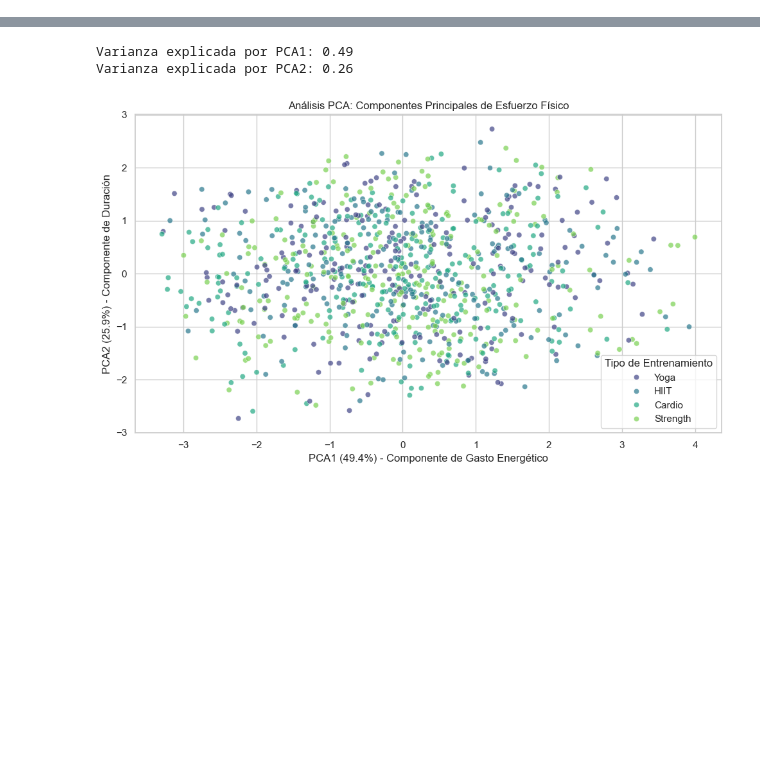
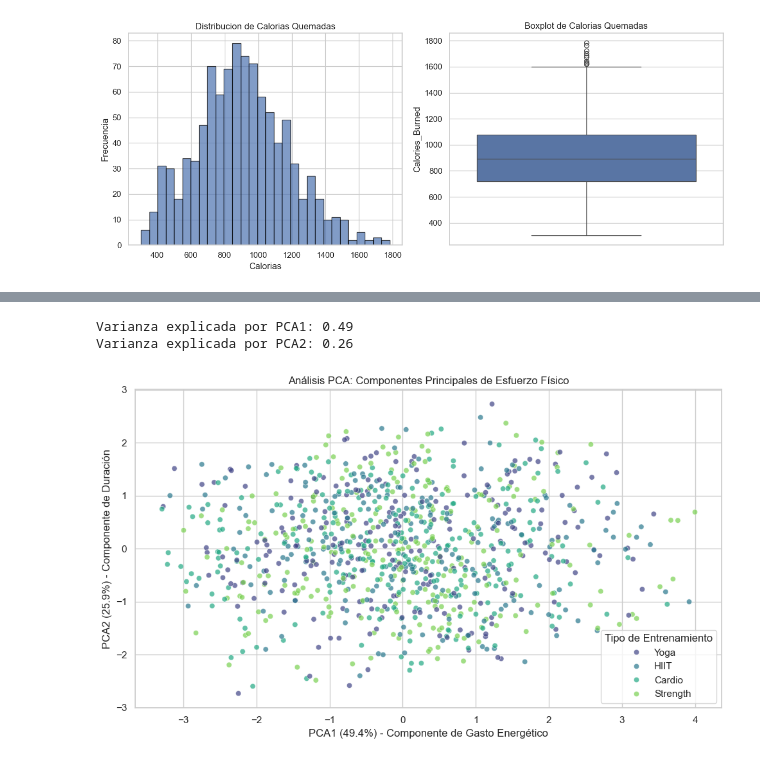
Before and after one commit to DiVillarVega/ml-gym-performance-analysis, a Jupyter notebook: notebooks/01_exploratory_analysis.ipynb, the cells around one changed output, grey strips where cells are left out. Cells and saved outputs as stored; diff of their text form; code cells hidden in the pictures; blank space fills up the shorter version.

```diff
--- a/notebooks/01_exploratory_analysis.ipynb
+++ b/notebooks/01_exploratory_analysis.ipynb
@@ -34,0 +50,16 @@ plt.show()
+# %%
+# Distribucion de variables objetivo (Calorias)
+plt.figure(figsize=(12, 5))
+plt.subplot(1, 2, 1)
+plt.hist(df['Calories_Burned'], bins=30, edgecolor='black', alpha=0.7)
+plt.title('Distribucion de Calorias Quemadas')
+plt.xlabel('Calorias')
+plt.ylabel('Frecuencia')
+
+plt.subplot(1, 2, 2)
+sns.boxplot(y=df['Calories_Burned'])
+plt.title('Boxplot de Calorias Quemadas')
+plt.tight_layout()
+plt.show()
+# %% [output]
+[figure, added]
```
Also changed, not shown: parts of 18 cells of this notebook, 49 other files.
